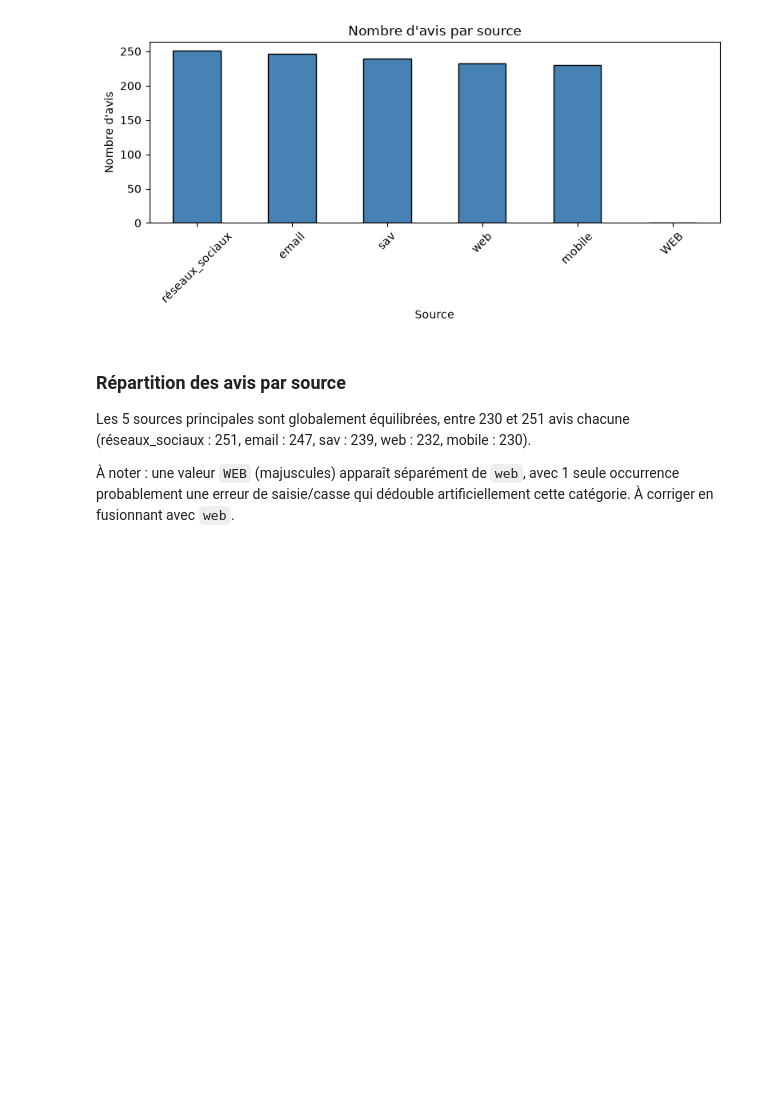
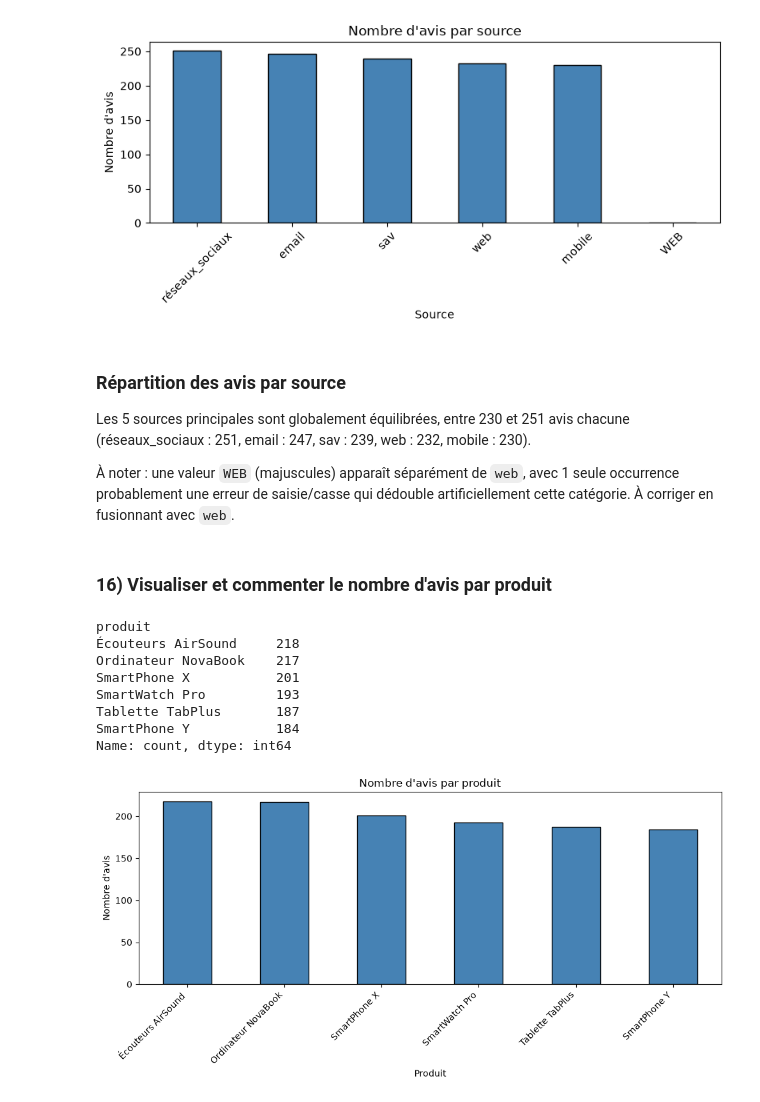
Before and after one commit to Fattimm/atelier_prepa_donnees_textuelles, a Jupyter notebook: notebooks/atelier_prepa_donnees_textuelles.ipynb, the cells around one changed output. Cells and saved outputs as stored; diff of their text form; code cells hidden in the pictures; blank space fills up the shorter version.

Commit message:
Partie 1 - Point 16: visualisation et analyse du nombre d'avis par produit

```diff
--- a/notebooks/atelier_prepa_donnees_textuelles.ipynb
+++ b/notebooks/atelier_prepa_donnees_textuelles.ipynb
@@ -322,3 +322,27 @@ Les 5 sources principales sont globalement équilibrées, entre 230 et 251 avis
 À noter : une valeur `WEB` (majuscules) apparaît séparément de `web`, avec 1 seule
 occurrence probablement une erreur de saisie/casse qui dédouble artificiellement
 cette catégorie. À corriger en fusionnant avec `web`.
+# %% [markdown]
+### 16) Visualiser et commenter le nombre d'avis par produit
+# %%
+repartition_produit = df["produit"].value_counts()
+print(repartition_produit)
+
+plt.figure(figsize=(10, 5))
+repartition_produit.plot(kind="bar", color="steelblue", edgecolor="black")
+plt.title("Nombre d'avis par produit")
+plt.xlabel("Produit")
+plt.ylabel("Nombre d'avis")
+plt.xticks(rotation=45, ha="right")
+plt.tight_layout()
+plt.show()
+# %% [output]
+produit
+Écouteurs AirSound     218
+Ordinateur NovaBook    217
+SmartPhone X           201
+SmartWatch Pro         193
+Tablette TabPlus       187
+SmartPhone Y           184
+Name: count, dtype: int64
+[figure, added]
```
Also changed, not shown: parts of 1 cell of this notebook.
